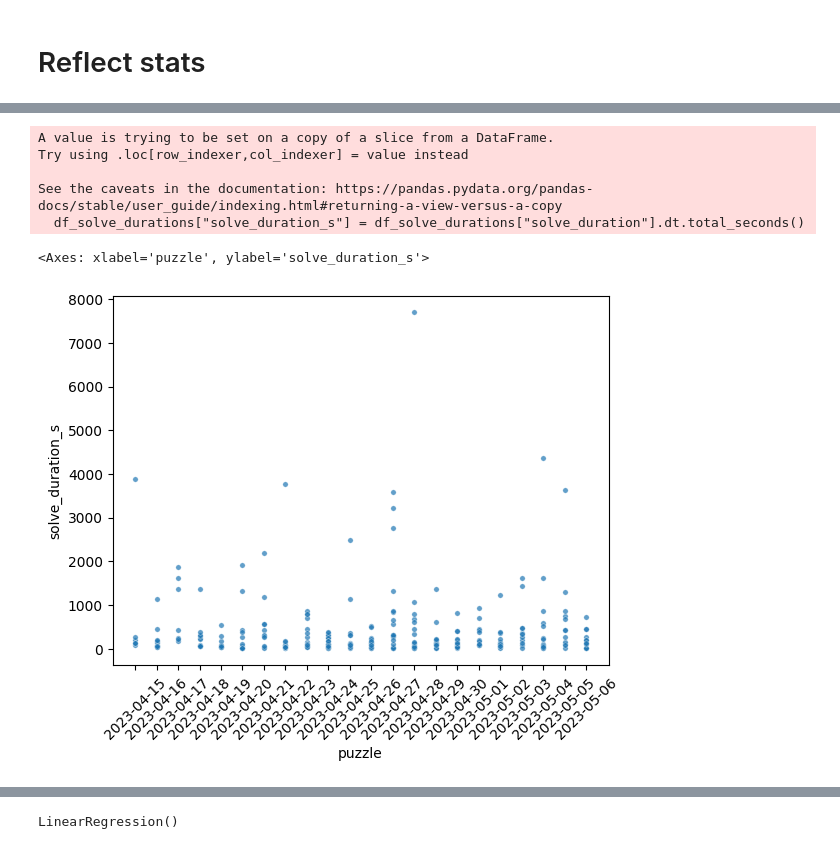
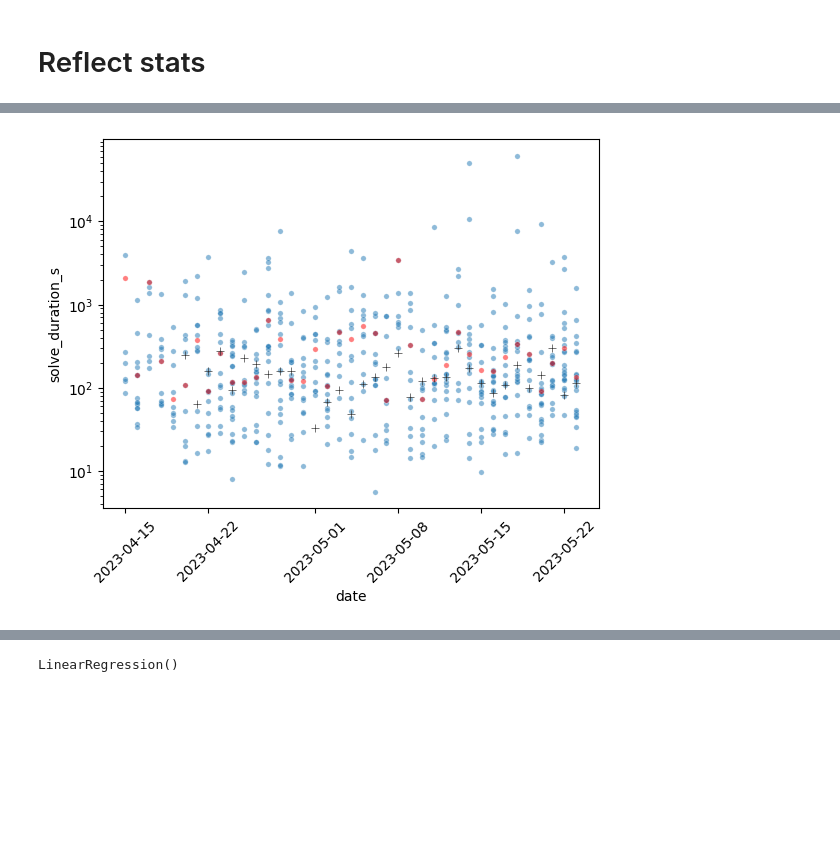
Before and after one commit to tomwhite/reflect, a Jupyter notebook: reflect-stats.ipynb, the cells around one changed output, grey strips where cells are left out. Drawn from its saved outputs; the diff is of its cells as text; code cells hidden in the pictures; blank space fills up the shorter version.

Commit message:
Improvements to stats, features and models to predict puzzle difficulty

```diff
--- a/reflect-stats.ipynb
+++ b/reflect-stats.ipynb
@@ -25,5 +14,6 @@ Number of players per day
 # %%
-df_players = df.groupby("puzzle").agg("nunique").rename(columns={"device": "n_players"})
-df_players = df_players[["n_players"]]
-df_players
+events_df = load_firebase_events()
+device_df = compute_per_device_stats(events_df)
+stats_df = compute_stats(events_df, device_df)
+stats_df
 # %% [output]
@@ -230,0 +45,4 @@ df_stats
+# %%
+features_df = load_features()
+all_df = merge_stats_and_features(stats_df, features_df)
+all_df
@@ -245,14 +84,10 @@ sns.scatterplot(data=df_stats, x="puzzle", y="median_solve_duration_s")
 # %%
-df_solve_durations["solve_duration_s"] = df_solve_durations["solve_duration"].dt.total_seconds()
 plt.xticks(rotation=45)
-sns.scatterplot(data=df_solve_durations, x="puzzle", y="solve_duration_s", s=15, alpha=0.7)
+g = sns.scatterplot(data=device_df, x="date", y="solve_duration_s", s=15, alpha=0.5)
+sns.scatterplot(data=all_df, x="date", y="median_solve_duration_s", s=15, alpha=0.5, color="red")
+sns.scatterplot(data=all_df, x="date", y="setter_solve_duration_s", color=".2", marker="+")
+g.set(yscale='log');
 # %% [output]
-A value is trying to be set on a copy of a slice from a DataFrame.
-Try using .loc[row_indexer,col_indexer] = value instead
-
-See the caveats in the documentation: https://pandas.pydata.org/pandas-docs/stable/user_guide/indexing.html#returning-a-view-versus-a-copy
-  df_solve_durations["solve_duration_s"] = df_solve_durations["solve_duration"].dt.total_seconds()
-<Axes: xlabel='puzzle', ylabel='solve_duration_s'>
-[figure, old version]
+[figure, new version]
 # %%
 plt.xticks(rotation=45)
```
Also changed, not shown: parts of 75 cells of this notebook, 4 other files.
